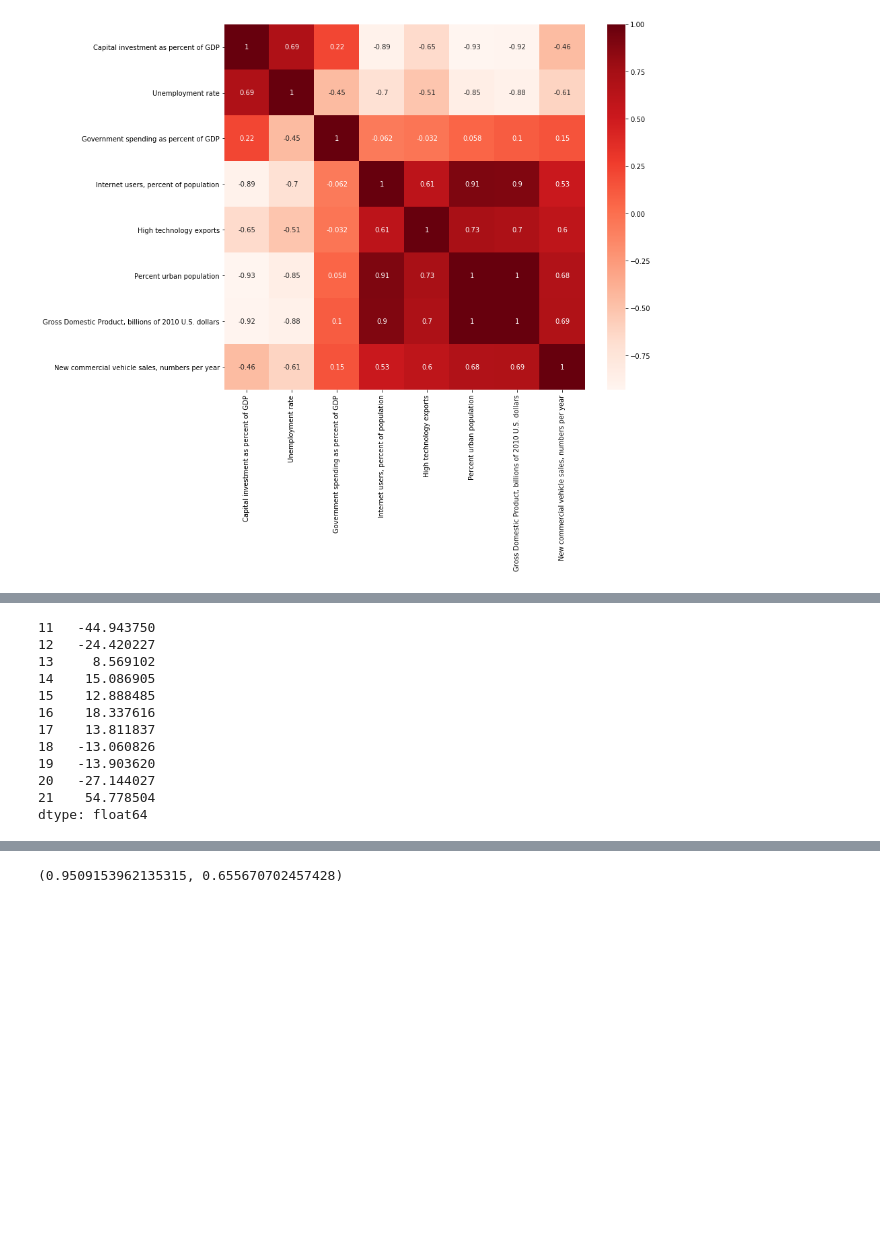
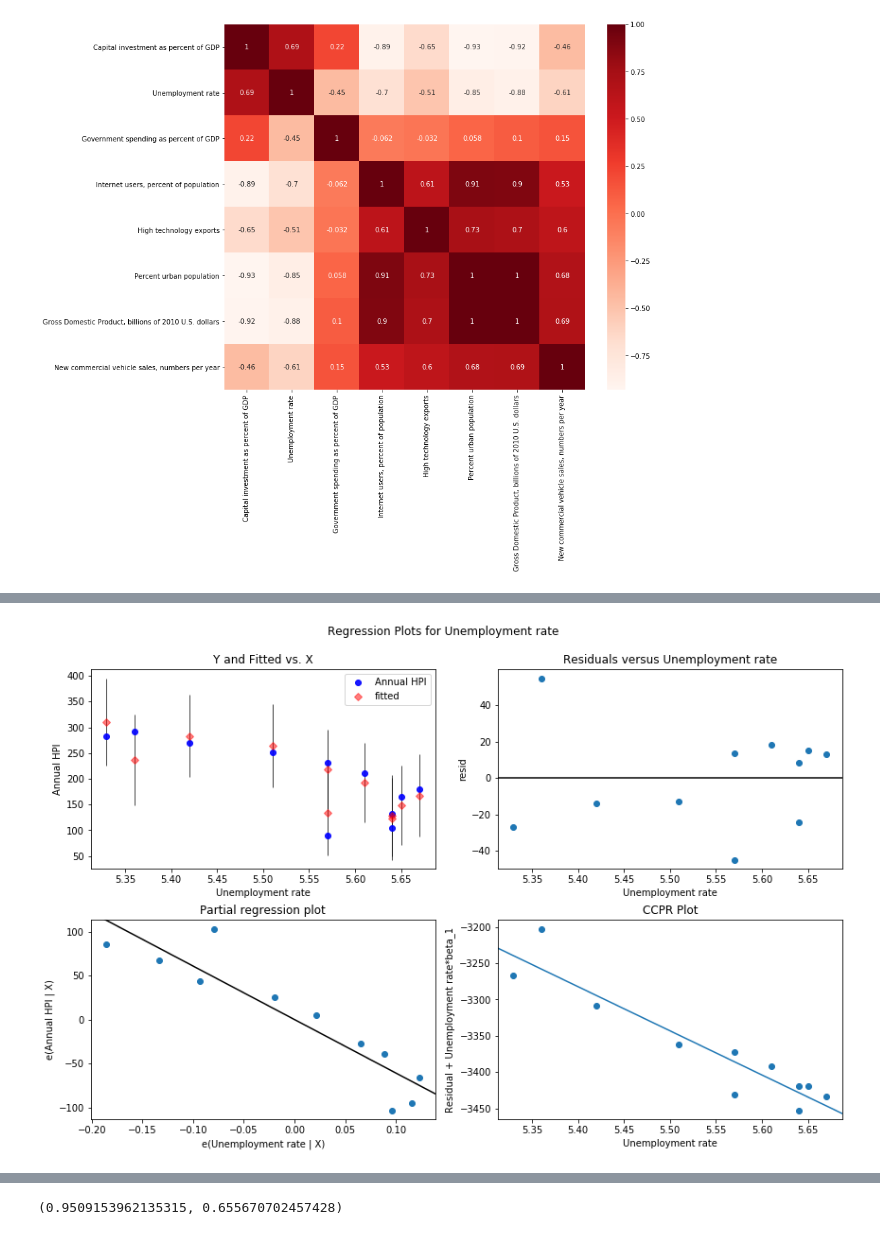
Before and after one commit to Tiankai-Jiang/MSCI609-Project, a Jupyter notebook: Deliverable 3/D3.ipynb, the cells around one changed output, grey strips where cells are left out. Drawn from its saved outputs; the diff is of its cells as text; code cells hidden in the pictures; blank space fills up the shorter version.

```diff
--- a/Deliverable 3/D3.ipynb
+++ b/Deliverable 3/D3.ipynb
@@ -12,8 +12,9 @@ from scipy import stats
 df = pd.concat([pd.read_csv("csv/data source 1.csv"), pd.read_csv("csv/data source 2.csv")], axis=1)
 df = df.loc[:,~df.columns.duplicated()]
 # %%
+country_code = 'IND'
 # get data of one country
-df_country = df.loc[df['Code'] == 'IND']
+df_country = df.loc[df['Code'] == country_code]
 # df_country = df
 X = df_country.drop(['Annual HPI', 'Country', 'Code', 'Year'], axis = 1)
 y = df_country['Annual HPI']
@@ -135,18 +136,9 @@ Covariance Type:            nonrobust
 
 Notes:
 [1] Standard Errors assume that the covariance matrix of the errors is correctly specified.
-# %%
-model.resid
-# %% [output]
-11   -44.943750
-12   -24.420227
-13     8.569102
-14    15.086905
-15    12.888485
-16    18.337616
-17    13.811837
-18   -13.060826
-19   -13.903620
-20   -27.144027
-21    54.778504
-dtype: float64
+# %%
+fig = plt.figure(figsize=(12,8))
+fig = sm.graphics.plot_regress_exog(model, 'Unemployment rate', fig=fig)
+plt.savefig('./image/Resid_unemployment_' + country_code + '.png', dpi=300)
+# %% [output]
+[figure, added]
```
Also changed, not shown: parts of 2 cells of this notebook, 13 other files.
